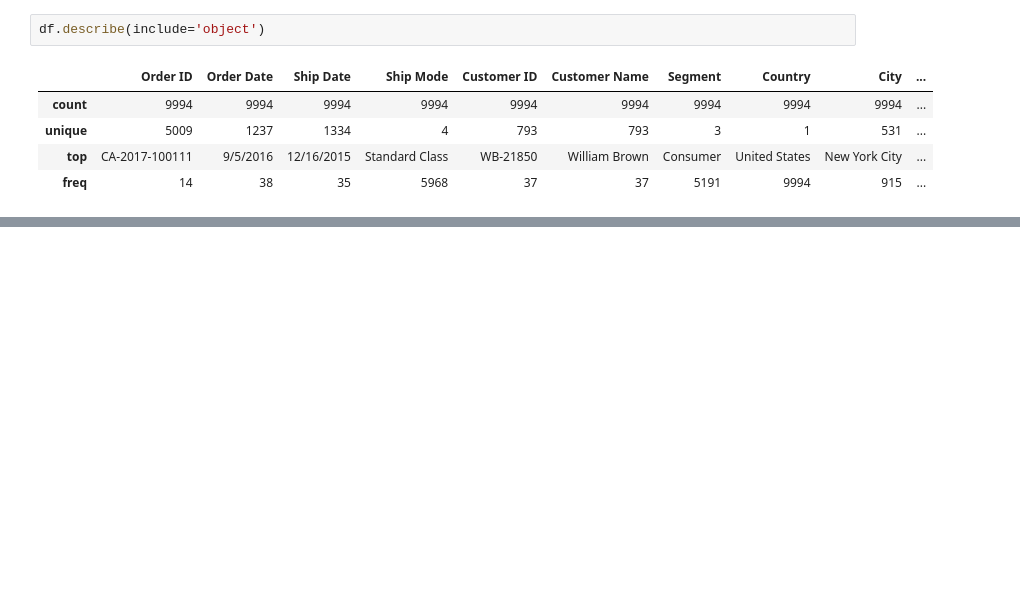
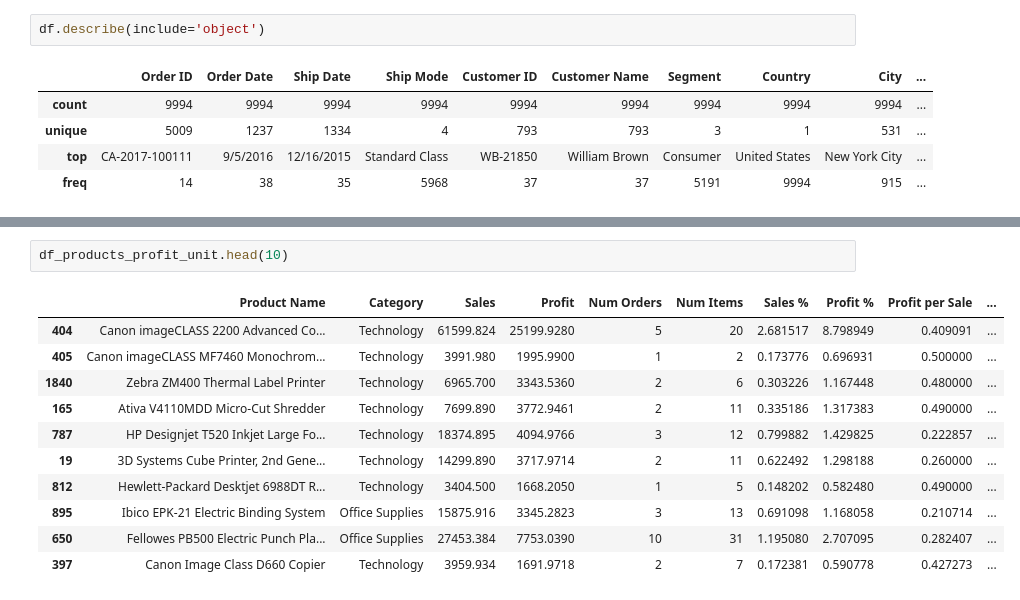
Before and after one commit to nico-de-vietri/sales-data-analysis-I, a Jupyter notebook: notebooks/exploratory-analysis.ipynb, the cells around one changed output, grey strips where cells are left out. Drawn from its saved outputs; the diff is of its cells as text; blank space fills up the shorter version.

```diff
--- a/notebooks/exploratory-analysis.ipynb
+++ b/notebooks/exploratory-analysis.ipynb
@@ -151,0 +208,14 @@ print(df_sales_by_category)
+# %%
+df_products_profit_unit.head(10)
+# %% [output]
+|  | Product Name | Category | Sales | Profit | Num Orders | Num Items | Sales % | Profit % | Profit per Sale | ... |
+| 404 | Canon imageCLASS 2200 Advanced Co... | Technology | 61599.824 | 25199.9280 | 5 | 20 | 2.681517 | 8.798949 | 0.409091 | ... |
+| 405 | Canon imageCLASS MF7460 Monochrom... | Technology | 3991.980 | 1995.9900 | 1 | 2 | 0.173776 | 0.696931 | 0.500000 | ... |
+| 1840 | Zebra ZM400 Thermal Label Printer | Technology | 6965.700 | 3343.5360 | 2 | 6 | 0.303226 | 1.167448 | 0.480000 | ... |
+| 165 | Ativa V4110MDD Micro-Cut Shredder | Technology | 7699.890 | 3772.9461 | 2 | 11 | 0.335186 | 1.317383 | 0.490000 | ... |
+| 787 | HP Designjet T520 Inkjet Large Fo... | Technology | 18374.895 | 4094.9766 | 3 | 12 | 0.799882 | 1.429825 | 0.222857 | ... |
+| 19 | 3D Systems Cube Printer, 2nd Gene... | Technology | 14299.890 | 3717.9714 | 2 | 11 | 0.622492 | 1.298188 | 0.260000 | ... |
+| 812 | Hewlett-Packard Desktjet 6988DT R... | Technology | 3404.500 | 1668.2050 | 1 | 5 | 0.148202 | 0.582480 | 0.490000 | ... |
+| 895 | Ibico EPK-21 Electric Binding System | Office Supplies | 15875.916 | 3345.2823 | 3 | 13 | 0.691098 | 1.168058 | 0.210714 | ... |
+| 650 | Fellowes PB500 Electric Punch Pla... | Office Supplies | 27453.384 | 7753.0390 | 10 | 31 | 1.195080 | 2.707095 | 0.282407 | ... |
+| 397 | Canon Image Class D660 Copier | Technology | 3959.934 | 1691.9718 | 2 | 7 | 0.172381 | 0.590778 | 0.427273 | ... |
```
Also changed, not shown: parts of 6 cells of this notebook.
